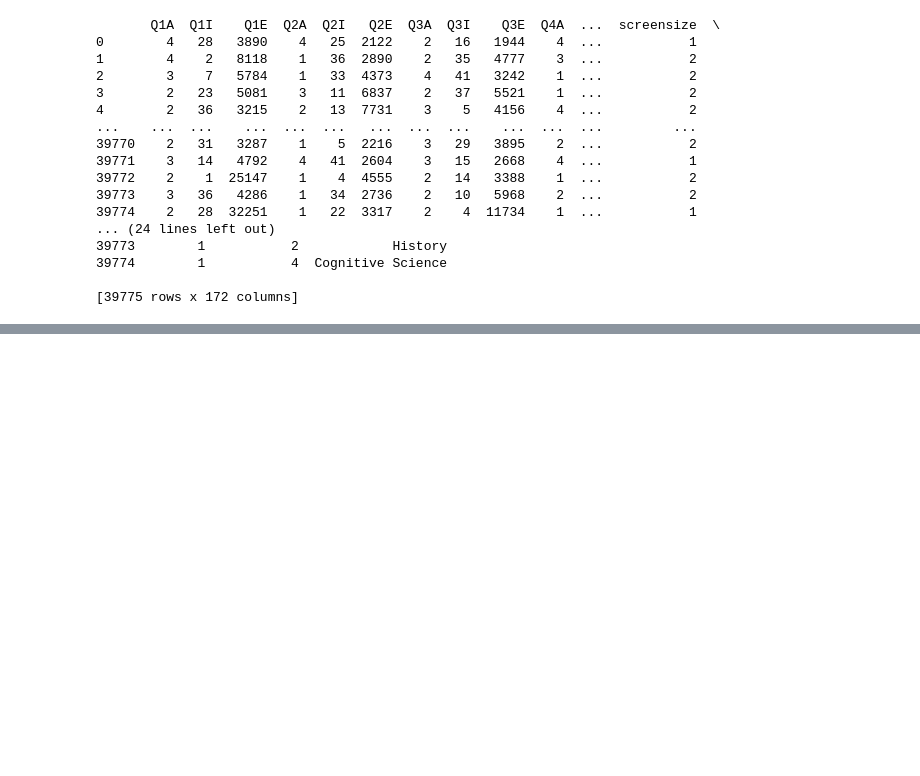
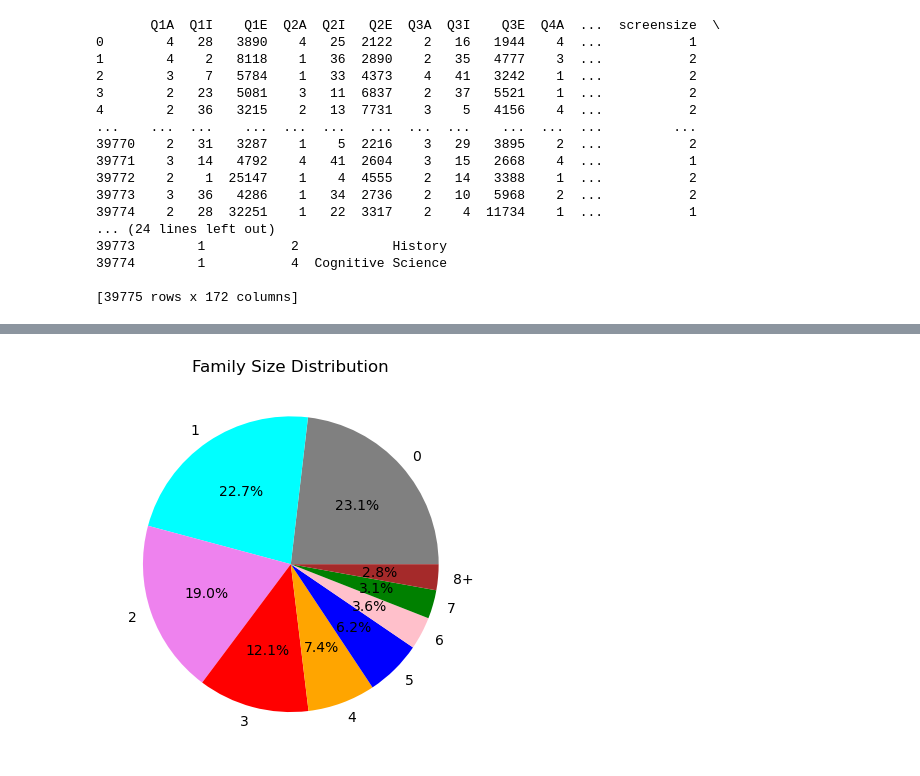
Before and after one commit to wi21b030/Mental-Health, a Jupyter notebook: Mental-Health.ipynb, the cells around one changed output, grey strips where cells are left out. Saved outputs shown, nothing was run; the diff lists cells and outputs as text; code cells hidden in the pictures; blank space fills up the shorter version.

```diff
--- a/Mental-Health.ipynb
+++ b/Mental-Health.ipynb
@@ -113,0 +215,11 @@ print(data)
+# %%
+family_size = data['familysize'].dropna()
+
+family_size = family_size.apply(lambda x: '8+' if isinstance(x, int) and x >= 8 else str(x))
+
+labels = ['0', '1', '2', '3', '4', '5', '6', '7', '8+']
+plt.pie(family_size.value_counts(), labels=labels, autopct='%1.1f%%', colors=['grey', 'cyan', 'violet', 'red', 'orange', 'blue', 'pink', 'green', 'brown'])
+plt.title('Family Size Distribution')
+plt.show()
+# %% [output]
+[figure, added]
```
Also changed, not shown: parts of 10 cells of this notebook.
